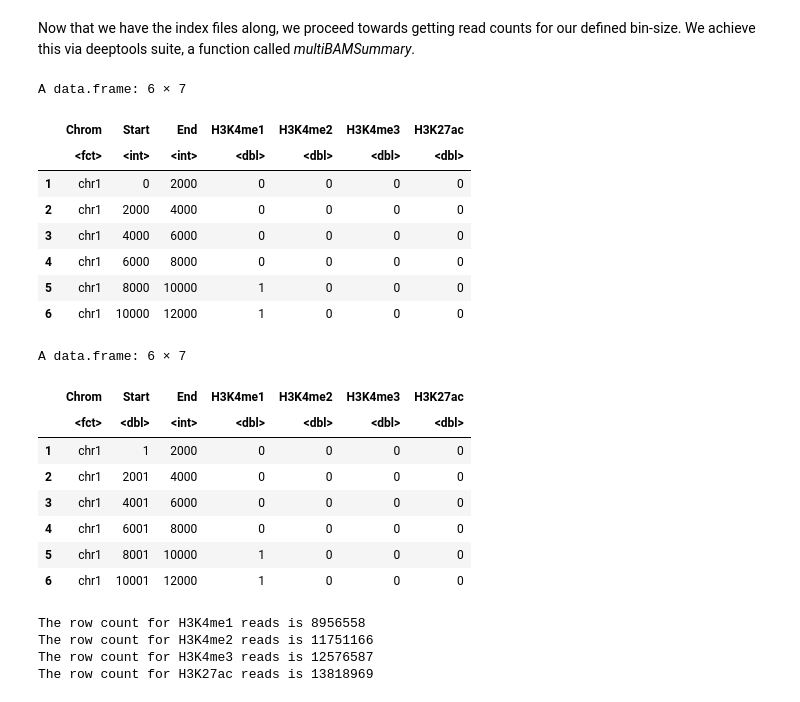
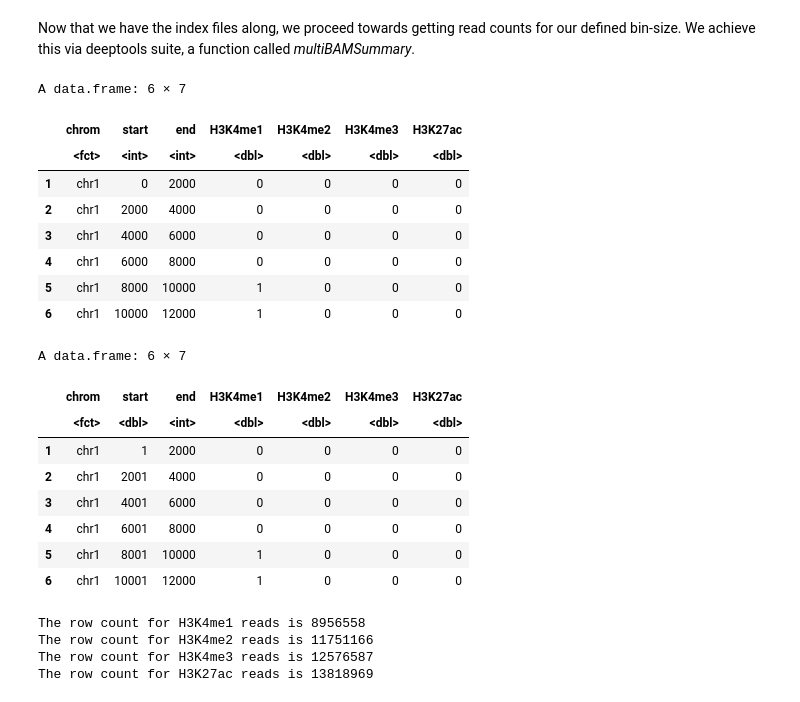
Before and after one commit to shauryajauhari/transcriptionFactoriesGREG, a Jupyter notebook: transcriptionFactoriesPrediction.ipynb, the cells around one changed output. Saved outputs shown, nothing was run; the diff lists cells and outputs as text; code cells hidden in the pictures.

```diff
--- a/transcriptionFactoriesPrediction.ipynb
+++ b/transcriptionFactoriesPrediction.ipynb
@@ -54,11 +111,11 @@ countMatrix <- read.table("readCountsFromBED.tab", header = FALSE, sep="\t", quo
 # %%
 ## Renaming columns of read counts on the order of execution
 
-colnames (countMatrix) <- c("Chrom", "Start", "End", "H3K4me1", "H3K4me2", "H3K4me3", "H3K27ac")
+colnames (countMatrix) <- c("chrom", "start", "end", "H3K4me1", "H3K4me2", "H3K4me3", "H3K27ac")
 head(countMatrix)
 # %% [output]
 A data.frame: 6 × 7
-|  | Chrom | Start | End | H3K4me1 | H3K4me2 | H3K4me3 | H3K27ac |
+|  | chrom | start | end | H3K4me1 | H3K4me2 | H3K4me3 | H3K27ac |
 |  | <fct> | <int> | <int> | <dbl> | <dbl> | <dbl> | <dbl> |
 | 1 | chr1 | 0 | 2000 | 0 | 0 | 0 | 0 |
 | 2 | chr1 | 2000 | 4000 | 0 | 0 | 0 | 0 |
@@ -69,11 +126,11 @@ A data.frame: 6 × 7
 # %%
 ## To make it consistent with GREG and 1-based UCSC format.
 
-countMatrix$Start <- countMatrix$Start + 1
+countMatrix$start <- countMatrix$start + 1
 head(countMatrix)
 # %% [output]
 A data.frame: 6 × 7
-|  | Chrom | Start | End | H3K4me1 | H3K4me2 | H3K4me3 | H3K27ac |
+|  | chrom | start | end | H3K4me1 | H3K4me2 | H3K4me3 | H3K27ac |
 |  | <fct> | <dbl> | <int> | <dbl> | <dbl> | <dbl> | <dbl> |
 | 1 | chr1 | 1 | 2000 | 0 | 0 | 0 | 0 |
 | 2 | chr1 | 2001 | 4000 | 0 | 0 | 0 | 0 |
```
Also changed, not shown: parts of 11 cells of this notebook.
